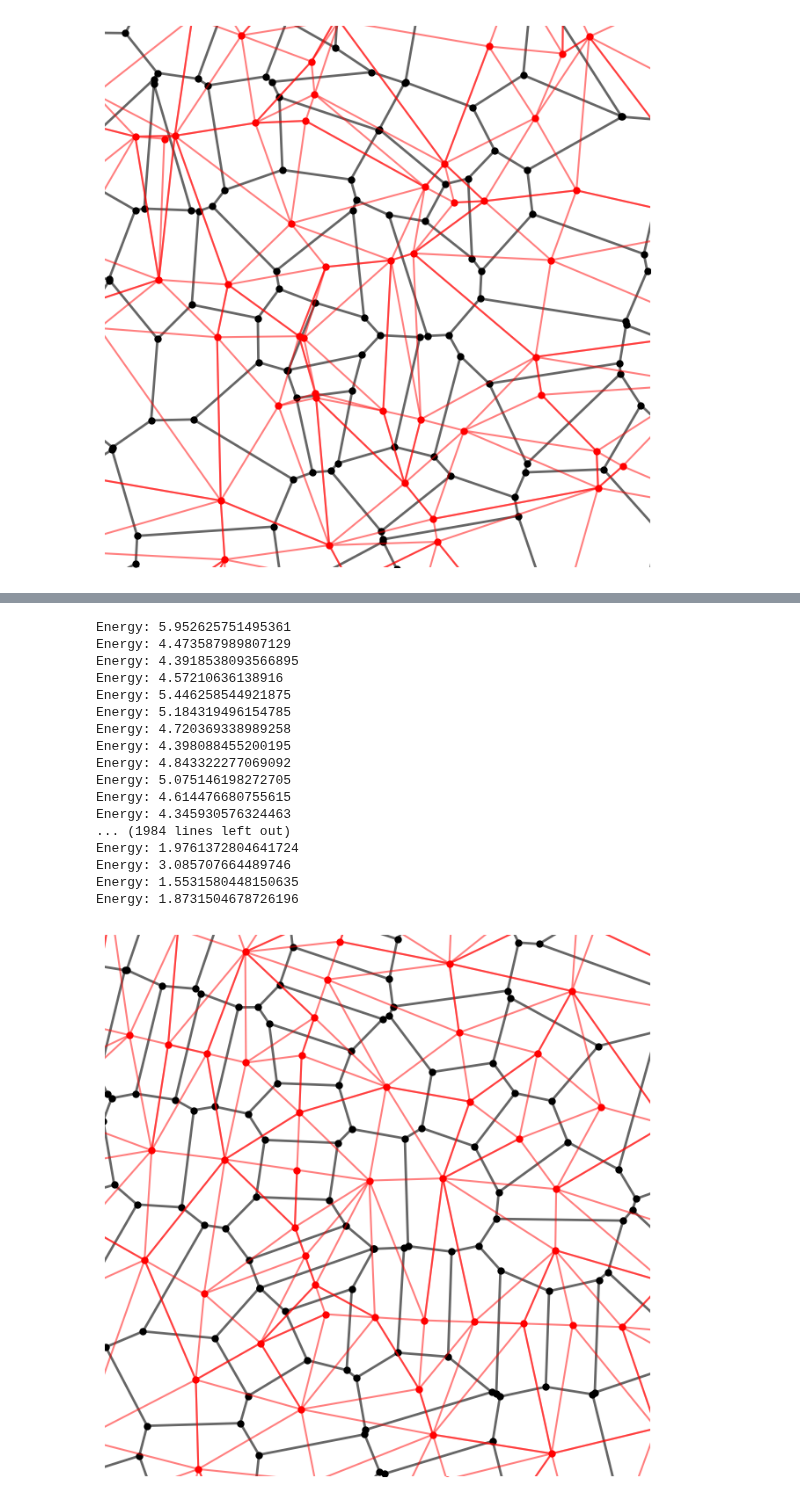
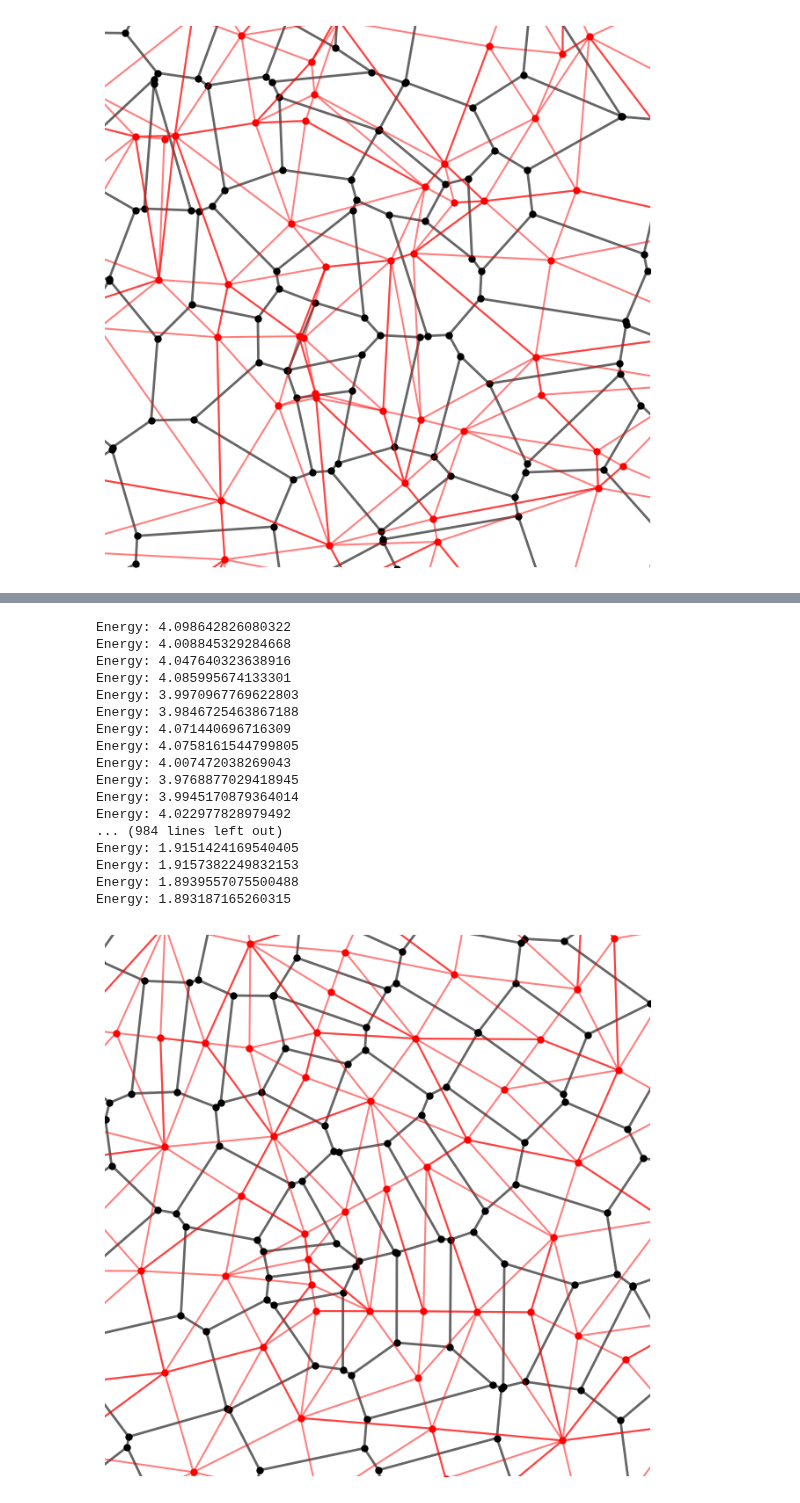
Before and after one commit to tiwylli/DCCVT, a Jupyter notebook: figures-voronoi.ipynb, the cells around one changed output, grey strips where cells are left out. Cells and saved outputs as stored; diff of their text form; code cells hidden in the pictures.

```diff
--- a/figures-voronoi.ipynb
+++ b/figures-voronoi.ipynb
@@ -15,10 +15,10 @@ torch.backends.cudnn.deterministic = True
 torch.backends.cudnn.benchmark = False
 np.random.seed(69)
 
-# Generate N site positions
+# Generate N site positions [0, 100] x [0, 100]
 site_positions = np.random.rand(N, 2) * 100
 
-def plot_voronoi_diagram(site_positions, output, aux_points=None):
+def plot_voronoi_diagram(site_positions, output, aux_points=None, aux_points2=None):
     # Create a Voronoi diagram
     vor = Voronoi(site_positions)
 
@@ -42,6 +42,8 @@ def plot_voronoi_diagram(site_positions, output, aux_points=None):
     # ax.plot(cell_centers[:, 0], cell_centers[:, 1], 'go', markersize=5, label='Cell Centers')
     if aux_points is not None:
         ax.scatter(aux_points[:, 0], aux_points[:, 1], c='blue', s=5, label='Aux Points')
+    if aux_points2 is not None:
+        ax.scatter(aux_points2[:, 0], aux_points2[:, 1], c='green', s=5, label='Aux Points 2')
 
     # Crop important area
     ax.set_xlim(20, 80)
@@ -101,38 +150,47 @@ CVT X: tensor([[ 3.2683e+01,  8.0907e+01],
 # %%
 # Optimize the site position with pytorch to minimize the CVT energy
 site_positions_tensor = torch.tensor(site_positions, dtype=torch.float32, requires_grad=True, device=0)
 optimizer = torch.optim.Adam([site_positions_tensor], lr=0.01)
 
 torch.autograd.set_detect_anomaly(True)
 
-for _ in range(2000):
+for _ in range(1000):
     optimizer.zero_grad()
     d3dsimplices = Delaunay(site_positions_tensor.detach().cpu().numpy()).simplices
-    cvt_loss, _, _ = lf.compute_cvt_dist(site_positions_tensor, N=40, max_distance=100, M=3)
+
+    cvt_loss = lf.compute_cvt_loss_vectorized_delaunay(site_positions_tensor, None, d3dsimplices, max_distance=1000)
+
+    # SIMPLIFIED computation of CVT loss with rays
+    # cvt_loss, _, _ = lf.compute_cvt_dist(site_positions_tensor, N=40, max_distance=40)
+
+    # TRUE computation of CVT loss
+    # centroid, _ = compute_cvt_loss(site_positions_tensor, d3dsimplices)
+    # cvt_loss = torch.mean(torch.norm(site_positions_tensor - centroid, dim=1))
+
     energy = cvt_loss.mean()
     energy.backward()
     print(f'Energy: {energy.item()}')
     optimizer.step()
 
 # Plot the optimized Voronoi diagram
 optimized_site_positions = site_positions_tensor.detach().cpu().numpy()
 plot_voronoi_diagram(optimized_site_positions, 'optimized_voronoi_diagram.svg')
 # %% [output]
-Energy: 5.952625751495361
-Energy: 4.473587989807129
-Energy: 4.3918538093566895
-Energy: 4.57210636138916
-Energy: 5.446258544921875
-Energy: 5.184319496154785
-Energy: 4.720369338989258
-Energy: 4.398088455200195
-Energy: 4.843322277069092
-Energy: 5.075146198272705
-Energy: 4.614476680755615
-Energy: 4.345930576324463
-... (1984 lines left out)
-Energy: 1.9761372804641724
-Energy: 3.085707664489746
-Energy: 1.5531580448150635
-Energy: 1.8731504678726196
+Energy: 4.098642826080322
+Energy: 4.008845329284668
+Energy: 4.047640323638916
+Energy: 4.085995674133301
+Energy: 3.9970967769622803
+Energy: 3.9846725463867188
+Energy: 4.071440696716309
+Energy: 4.0758161544799805
+Energy: 4.007472038269043
+Energy: 3.9768877029418945
+Energy: 3.9945170879364014
+Energy: 4.022977828979492
+... (984 lines left out)
+Energy: 1.9151424169540405
+Energy: 1.9157382249832153
+Energy: 1.8939557075500488
+Energy: 1.893187165260315
-[figure, old version]
+[figure, new version]
```
Also changed, not shown: parts of 4 cells of this notebook, 1 other file.
